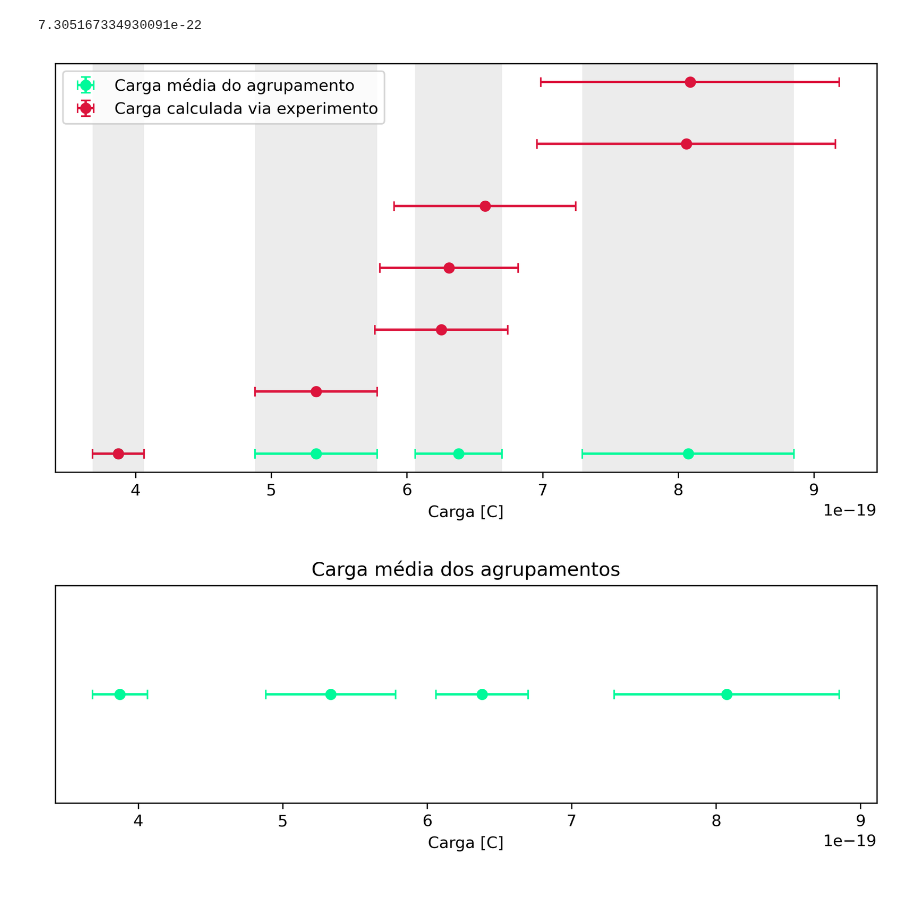
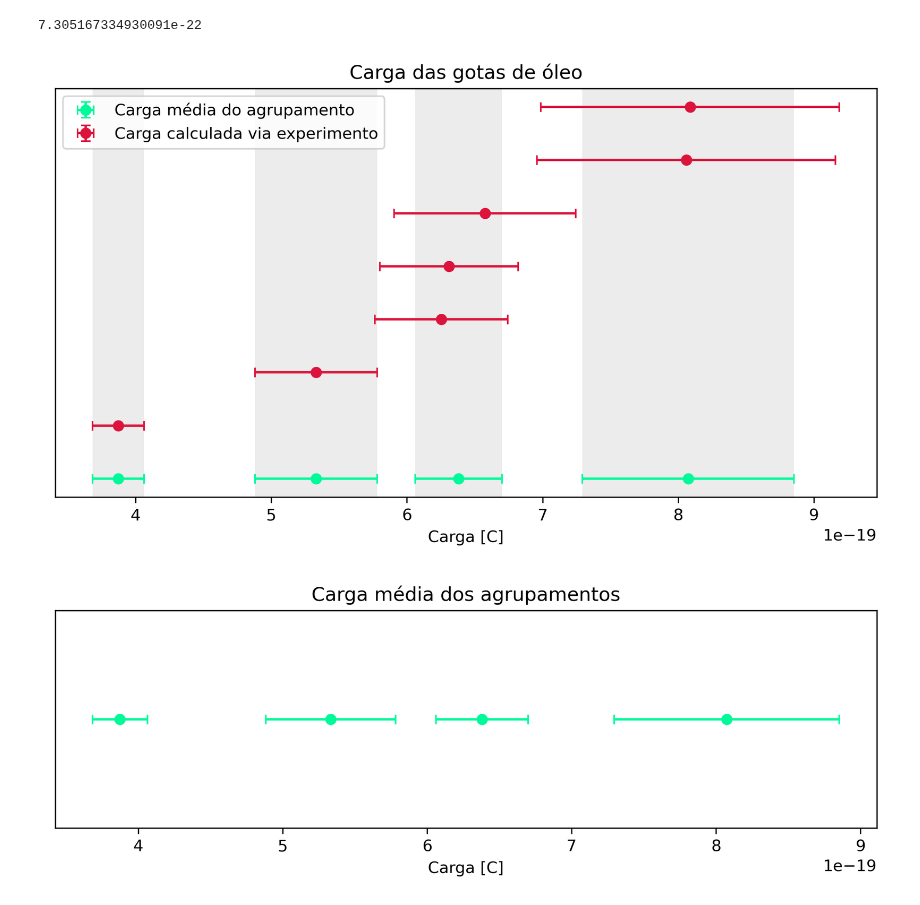
Before and after one commit to viniciusrocca/College_Codes, a Jupyter notebook: Lab3/Millikan_Oil_Drop.ipynb, the cells around one changed output. Saved outputs shown, nothing was run; the diff lists cells and outputs as text; code cells hidden in the pictures.

```diff
--- a/Lab3/Millikan_Oil_Drop.ipynb
+++ b/Lab3/Millikan_Oil_Drop.ipynb
@@ -340,19 +333,19 @@ print(np.std(q[5:])/(len(q[5:])))
 # %%
 plt.figure(figsize = [9.2,4.7], dpi = 300)
 plt.errorbar(q_group,np.full(len(q_group),1),0,sigma_q_group,'o', color = 'Mediumspringgreen', label = 'Carga média do agrupamento', capsize =3)
-plt.errorbar(np.array(q),[1,2,3,4,5,6,7],0,sigma_q,'o', color = 'crimson', label = 'Carga calculada via experimento', capsize = 3)
+plt.errorbar(np.array(q),[2,3,4,5,6,7,8],0,sigma_q,'o', color = 'crimson', label = 'Carga calculada via experimento', capsize = 3)
 plt.axvspan(q[0] - sigma_q[0], q[0] + sigma_q[0], color='gray', alpha=0.15, lw=0)
 plt.axvspan(q[1] - sigma_q[1], q[1] + sigma_q[1], color='gray', alpha=0.15, lw=0)
 plt.axvspan(q_group[2] - sigma_q_group[2], q_group[2] + sigma_q_group[2], color='gray', alpha=0.15, lw=0)
 plt.axvspan(q_group[3] - sigma_q_group[3], q_group[3] + sigma_q_group[3], color='gray', alpha=0.15, lw=0)
 #plt.ylim([0.995,1.015])
 plt.yticks([])
 plt.xlabel(r'Carga [C]')
-#plt.title('Carga média dos agrupamentos')
+plt.title('Carga das gotas de óleo')
 plt.legend(loc =2)
 plt.show()
 # %% [output]
-[figure, old version]
+[figure, new version]
 # %%
 plt.figure(figsize = [9.2,2.5], dpi = 300)
 plt.errorbar(q_group,np.full(len(q_group),1),0,sigma_q_group,'o', color = 'Mediumspringgreen', capsize = 3)
```
Also changed, not shown: parts of 3 cells of this notebook.
